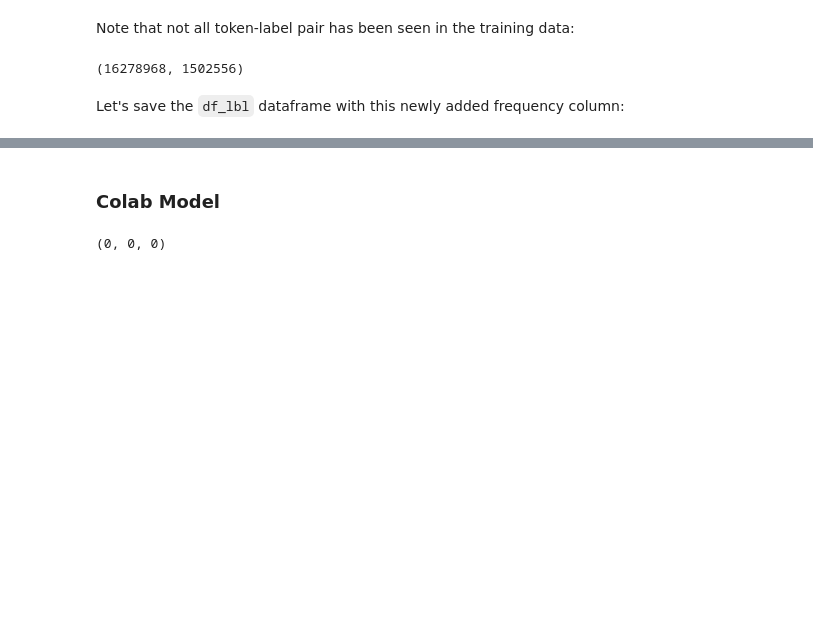
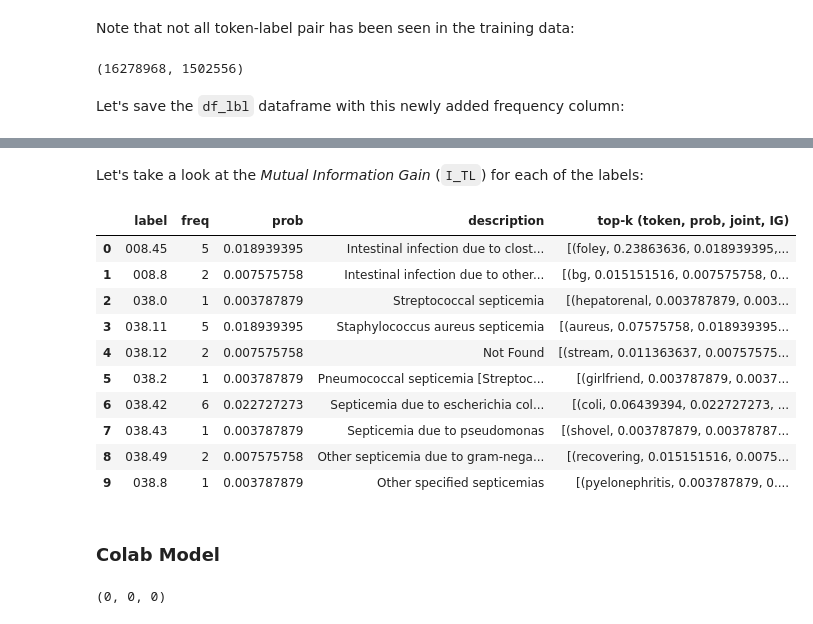
Before and after one commit to debjyotiSRoy/xcube_old, a Jupyter notebook: nbs/examples/mimic/sample/mimic3-9k_sample.ipynb, the cells around one changed output, grey strips where cells are left out. Saved outputs shown, nothing was run; the diff lists cells and outputs as text; code cells hidden in the pictures; blank space fills up the shorter version.

Commit message:
implemneted mutual info gain

```diff
--- a/nbs/examples/mimic/sample/mimic3-9k_sample.ipynb
+++ b/nbs/examples/mimic/sample/mimic3-9k_sample.ipynb
@@ -1356,0 +1389,3 @@ df_lbl.to_feather(path/'df_lbl.pkl')
+# %%
+toks, lbs = dl.vocab
+L(toks), L(lbs)
@@ -1356,0 +1403,18 @@ df_lbl.to_feather(path/'df_lbl.pkl')
+# %%
+p_TL = torch.zeros(len(toks), len(lbs), 4, dtype=torch.float, device=default_device())
+eps = p_TL.new_empty(1).fill_(1e-8)
+for x,y in dl:
+    t = x.unsqueeze(-1).expand(-1, -1, len(lbs)) ; test_eq(t.shape, (dl.bs, len(toks), len(lbs)))
+    l = y.unsqueeze(1).expand(-1, len(toks), -1) ; test_eq(l.shape, (dl.bs, len(toks), len(lbs)))
+    tl = torch.stack((t,l), dim=-1) ; test_eq(tl.shape, (dl.bs, len(toks), len(lbs), 2))
+    p_TL_tt = tl[...,0].logical_and(tl[...,1]) ; test_eq(p_TL_tt.shape, (dl.bs, len(toks), len(lbs)))
+    p_TL_tf = tl[...,0].logical_and(tl[...,1].logical_not()) ; test_eq(p_TL_tf.shape, (dl.bs, len(toks), len(lbs)))
+    p_TL_ft = tl[...,0].logical_not().logical_and(tl[...,1]) ; test_eq(p_TL_ft.shape, (dl.bs, len(toks), len(lbs)))
+    p_TL_ff = tl[...,0].logical_not().logical_and(tl[...,1].logical_not()) ; test_eq(p_TL_ff.shape, (dl.bs, len(toks), len(lbs)))
+    p_TL = p_TL + torch.stack((p_TL_tt, p_TL_tf, p_TL_ft, p_TL_ff), dim=-1).float().sum(dim=0)
+p_TL = p_TL / tensor(len(dset)).float()
+p_TL = p_TL.view(len(toks), len(lbs), 2, 2) # last axis: lbl axis, 2nd last axis: token axis
+p_T = p_TL[:,0].sum(-1, keepdim=True) # 0 because we can pick any label
+p_L = p_TL[0,:].sum(-2, keepdim=True) # 0 becuase we can pick any token
+p_TxL = p_TL.sum(-1, keepdim=True) @ p_TL.sum(-2, keepdim=True)
+I_TL = (p_TL * torch.log((p_TL + eps)/(p_TxL + eps))).flatten(start_dim=-2).sum(-1)
@@ -1356,0 +1439,6 @@ df_lbl.to_feather(path/'df_lbl.pkl')
+# %% [markdown]
+Let's take a look at the *Mutual Information Gain* (`I_TL`) for each of the labels:
+# %%
+f = ColReader('labels', label_delim=';')
+lbs_frqs = Counter()
+for o in df.itertuples(): lbs_frqs.update(f(o))
@@ -1357,3 +1447,28 @@ df_lbl.to_feather(path/'df_lbl.pkl')
+# %%
+def _gen(toks, lbs, lbs_frqs, lbs_desc, p_TL, p_T, p_L, I_TL, k=5):
+    sorted_by_tok, tok_idxs = torch.sort(I_TL, dim=0, descending=True)
+    for i,o in enumerate(lbs):
+        topk_tok_idxs = tok_idxs[:k, i]
+        topk_toks = toks[topk_tok_idxs]
+        topk_toks_probs = p_T.squeeze()[:,0][topk_tok_idxs].cpu().numpy()
+        topk_info_gains = sorted_by_tok[:k, i].cpu().numpy()
+        topk_jnt_probs = p_TL[topk_tok_idxs, [i]][:,0,0].cpu().numpy()
+        yield (o, lbs_frqs[o], p_L[i][0,0].cpu().numpy(), lbs_desc.get(o, 'Not Found'), list(zip(topk_toks, topk_toks_probs, topk_jnt_probs, topk_info_gains)))
+# %%
+df_lbs = pd.DataFrame(_gen(toks, lbs, lbs_frqs, lbs_desc, p_TL, p_T, p_L, I_TL, k=10), columns=['label', 'freq', 'prob', 'description', 'top-k (token, prob, joint, IG)'])
+df_lbs.head(10)
+# %% [output]
+|  | label | freq | prob | description | top-k (token, prob, joint, IG) |
+| 0 | 008.45 | 5 | 0.018939395 | Intestinal infection due to clost... | [(foley, 0.23863636, 0.018939395,... |
+| 1 | 008.8 | 2 | 0.007575758 | Intestinal infection due to other... | [(bg, 0.015151516, 0.007575758, 0... |
+| 2 | 038.0 | 1 | 0.003787879 | Streptococcal septicemia | [(hepatorenal, 0.003787879, 0.003... |
+| 3 | 038.11 | 5 | 0.018939395 | Staphylococcus aureus septicemia | [(aureus, 0.07575758, 0.018939395... |
+| 4 | 038.12 | 2 | 0.007575758 | Not Found | [(stream, 0.011363637, 0.00757575... |
+| 5 | 038.2 | 1 | 0.003787879 | Pneumococcal septicemia [Streptoc... | [(girlfriend, 0.003787879, 0.0037... |
+| 6 | 038.42 | 6 | 0.022727273 | Septicemia due to escherichia col... | [(coli, 0.06439394, 0.022727273, ... |
+| 7 | 038.43 | 1 | 0.003787879 | Septicemia due to pseudomonas | [(shovel, 0.003787879, 0.00378787... |
+| 8 | 038.49 | 2 | 0.007575758 | Other septicemia due to gram-nega... | [(recovering, 0.015151516, 0.0075... |
+| 9 | 038.8 | 1 | 0.003787879 | Other specified septicemias | [(pyelonephritis, 0.003787879, 0.... |
 # %% [markdown]
 ### Colab Model
 # %%
```
Also changed, not shown: parts of 28 cells of this notebook, 2 other files.
